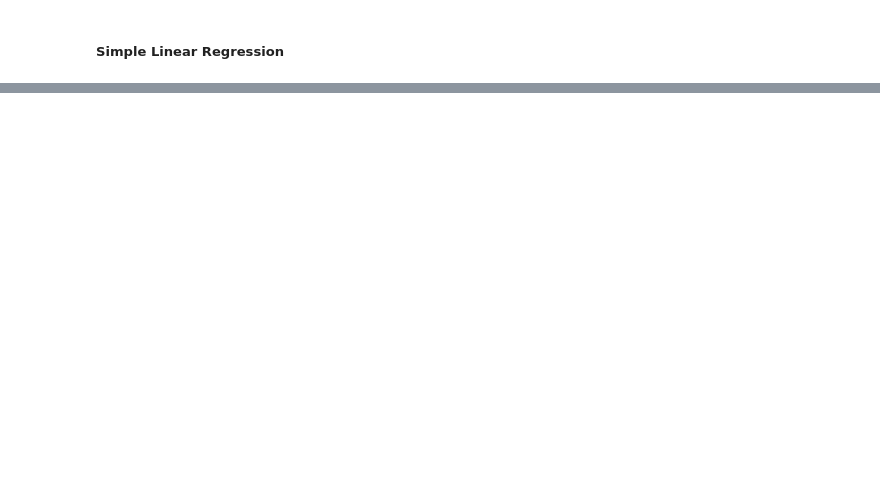
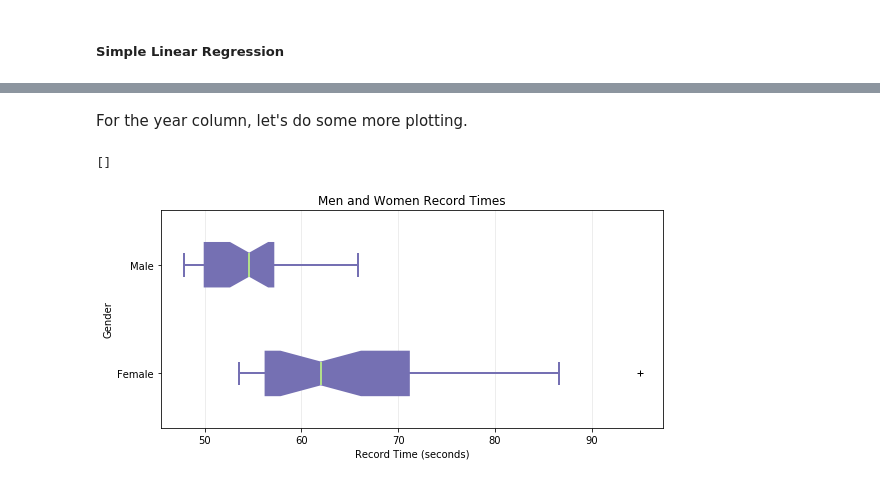
Before and after one commit to frosty110/Book_Projects, a Jupyter notebook: Data Science/Algorithm Practice/LinearRegression.ipynb, the cells around one changed output, grey strips where cells are left out. Drawn from its saved outputs; the diff is of its cells as text; code cells hidden in the pictures; blank space fills up the shorter version.

```diff
--- a/Data Science/Algorithm Practice/LinearRegression.ipynb
+++ b/Data Science/Algorithm Practice/LinearRegression.ipynb
@@ -23,0 +57,2 @@ NameError: name 'input_variables_values_training_datasets' is not defined
+# %% [markdown]
+For the year column, let's do some more plotting.
@@ -23,0 +62,31 @@ NameError: name 'input_variables_values_training_datasets' is not defined
+# %%
+fig, ax1 = plt.subplots(figsize=(9,4))
+# ax.grid(True)
+
+ax1.xaxis.grid(True, linestyle='-', which='major', color='lightgrey',
+               alpha=0.5)
+ax1.set_axisbelow(True)
+ax1.set_ylabel('Gender')
+ax1.set_xlabel('Record Time (seconds)')
+ax1.set_title('Men and Women Record Times')
+
+labels = ['Female', 'Male']
+bp = plt.boxplot(
+    [femaleDf['time'], maleDf['time']],
+    labels=labels,
+    vert = False,
+    widths=.4,
+    patch_artist=True,  # fill with color
+    notch = True        # shape of box
+)
+
+plt.setp(bp['whiskers'], color='#7570b3', linewidth=2)
+plt.setp(bp['medians'], color='#b2df8a', linewidth=2)
+plt.setp(bp['boxes'], color='#7570b3', linewidth=2)
+plt.setp(bp['caps'], color='#7570b3', linewidth=2)
+plt.setp(bp['fliers'], color='red', marker='+', linewidth=2)
+
+plt.plot()
+# %% [output]
+[]
+[figure, added]
```
Also changed, not shown: parts of 17 cells of this notebook.
